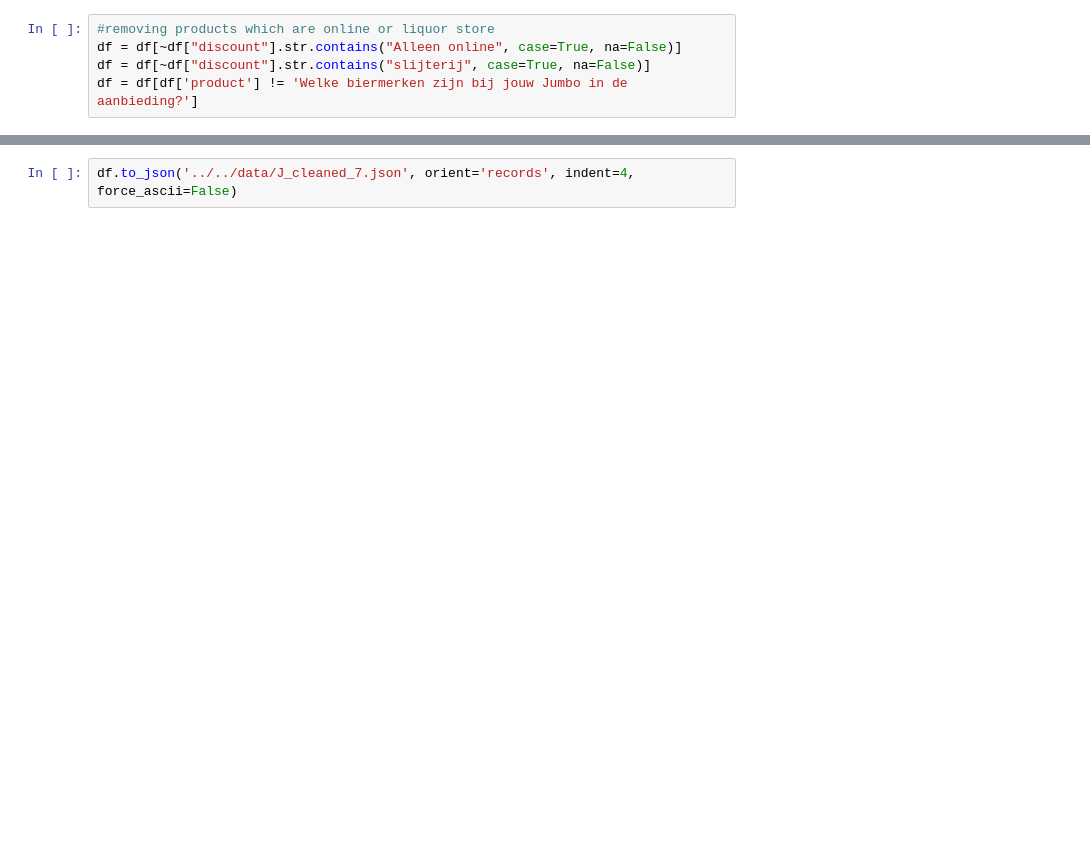
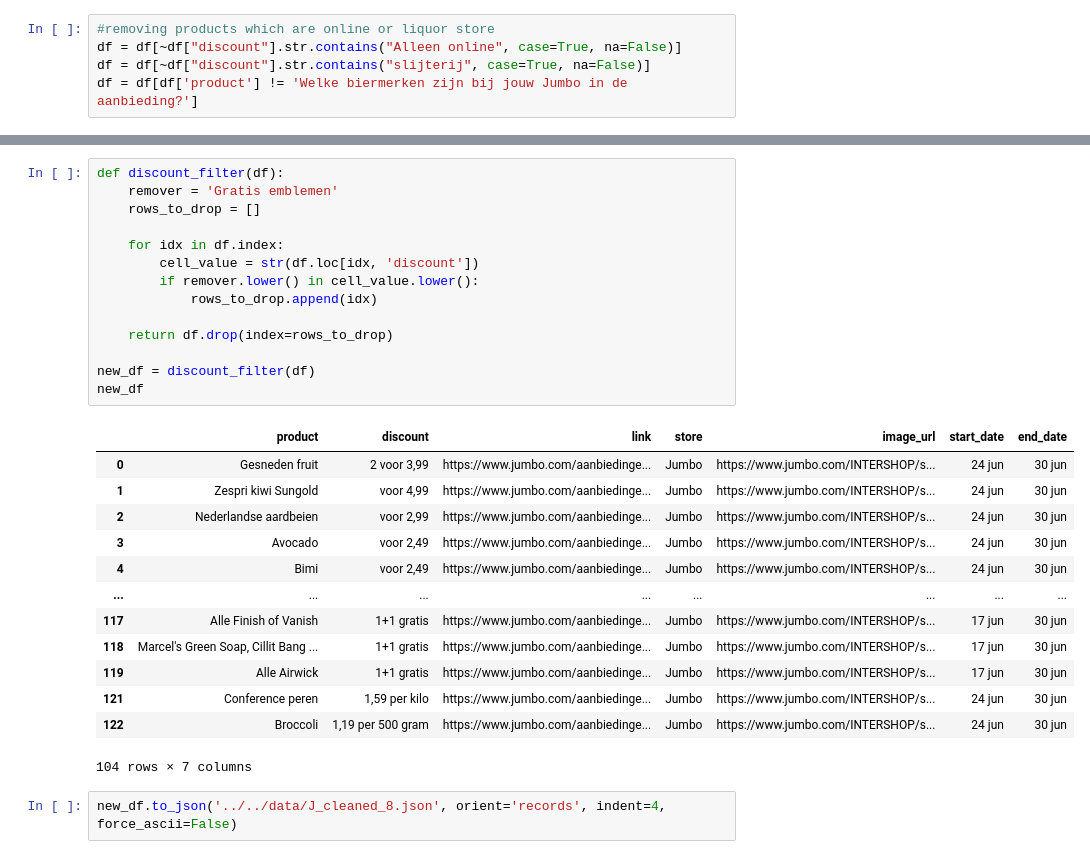
Before and after one commit to Aupadhyay24-t20/AllSupermarketNLKorting, a Jupyter notebook: src/cleaning/Jumbo.ipynb, the cells around one changed output, grey strips where cells are left out. Cells and saved outputs as stored; diff of their text form; blank space fills up the shorter version.

Commit message:
Automation of Data Pipelining

```diff
--- a/src/cleaning/Jumbo.ipynb
+++ b/src/cleaning/Jumbo.ipynb
@@ -173,2 +173,30 @@ df
+# %%
+def discount_filter(df):
+    remover = 'Gratis emblemen'
+    rows_to_drop = []
+
+    for idx in df.index:
+        cell_value = str(df.loc[idx, 'discount'])
+        if remover.lower() in cell_value.lower():
+            rows_to_drop.append(idx)
+
+    return df.drop(index=rows_to_drop)
+
+new_df = discount_filter(df)
+new_df
+# %% [output]
+|  | product | discount | link | store | image_url | start_date | end_date |
+| 0 | Gesneden fruit | 2 voor 3,99 | https://www.jumbo.com/aanbiedinge... | Jumbo | https://www.jumbo.com/INTERSHOP/s... | 24 jun | 30 jun |
+| 1 | Zespri kiwi Sungold | voor 4,99 | https://www.jumbo.com/aanbiedinge... | Jumbo | https://www.jumbo.com/INTERSHOP/s... | 24 jun | 30 jun |
+| 2 | Nederlandse aardbeien | voor 2,99 | https://www.jumbo.com/aanbiedinge... | Jumbo | https://www.jumbo.com/INTERSHOP/s... | 24 jun | 30 jun |
+| 3 | Avocado | voor 2,49 | https://www.jumbo.com/aanbiedinge... | Jumbo | https://www.jumbo.com/INTERSHOP/s... | 24 jun | 30 jun |
+| 4 | Bimi | voor 2,49 | https://www.jumbo.com/aanbiedinge... | Jumbo | https://www.jumbo.com/INTERSHOP/s... | 24 jun | 30 jun |
+| ... | ... | ... | ... | ... | ... | ... | ... |
+| 117 | Alle Finish of Vanish | 1+1 gratis | https://www.jumbo.com/aanbiedinge... | Jumbo | https://www.jumbo.com/INTERSHOP/s... | 17 jun | 30 jun |
+| 118 | Marcel's Green Soap, Cillit Bang ... | 1+1 gratis | https://www.jumbo.com/aanbiedinge... | Jumbo | https://www.jumbo.com/INTERSHOP/s... | 17 jun | 30 jun |
+| 119 | Alle Airwick | 1+1 gratis | https://www.jumbo.com/aanbiedinge... | Jumbo | https://www.jumbo.com/INTERSHOP/s... | 17 jun | 30 jun |
+| 121 | Conference peren | 1,59 per kilo | https://www.jumbo.com/aanbiedinge... | Jumbo | https://www.jumbo.com/INTERSHOP/s... | 24 jun | 30 jun |
+| 122 | Broccoli | 1,19 per 500 gram | https://www.jumbo.com/aanbiedinge... | Jumbo | https://www.jumbo.com/INTERSHOP/s... | 24 jun | 30 jun |
+104 rows × 7 columns
 # %%
-df.to_json('../../data/J_cleaned_7.json', orient='records', indent=4, force_ascii=False)
+new_df.to_json('../../data/J_cleaned_8.json', orient='records', indent=4, force_ascii=False)
```
Also changed, not shown: parts of 7 cells of this notebook, 18 other files.
